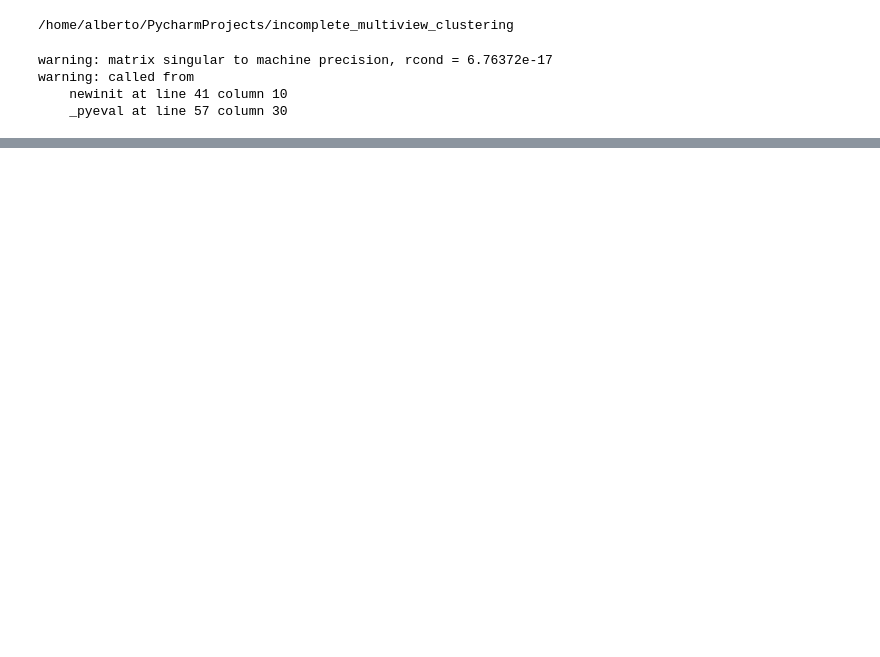
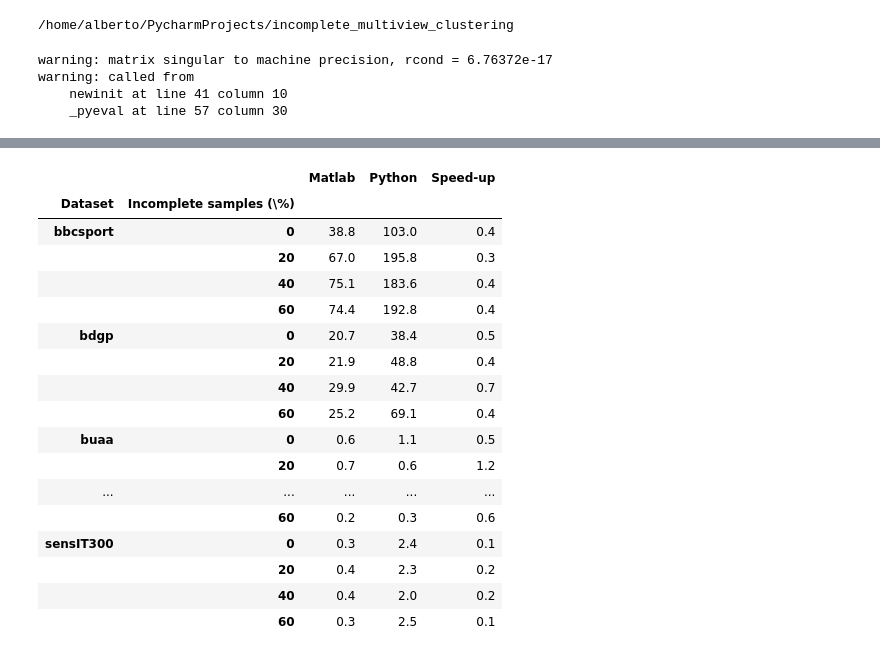
Before and after one commit to RafRomB/imml, a Jupyter notebook: tutorials/engine_comparison.ipynb, the cells around one changed output, grey strips where cells are left out. Drawn from its saved outputs; the diff is of its cells as text; code cells hidden in the pictures; blank space fills up the shorter version.

```diff
--- a/tutorials/engine_comparison.ipynb
+++ b/tutorials/engine_comparison.ipynb
@@ -118,11 +133,30 @@ results.head()
 # %%
-time_engine = results.dropna().groupby(["Dataset", "Engine"], as_index=False)["Computing time"].mean().set_index("Dataset")
+time_engine = results.dropna().groupby(["Dataset", "Incomplete samples (\%)", "Engine"], as_index=False)["Computing time"].mean().set_index(["Dataset", "Incomplete samples (\%)"])
 time_engine = time_engine.pivot(columns="Engine")
 time_engine.columns = time_engine.columns.droplevel(0)
 time_engine.columns.name = None
 time_engine["Speed-up"] = time_engine["Matlab"] / time_engine["Python"]
 time_engine = time_engine.round(1)
 time_engine
+# %% [output]
+|  |  | Matlab | Python | Speed-up |
+| Dataset | Incomplete samples (\%) |  |  |  |
+| bbcsport | 0 | 38.8 | 103.0 | 0.4 |
+|  | 20 | 67.0 | 195.8 | 0.3 |
+|  | 40 | 75.1 | 183.6 | 0.4 |
+|  | 60 | 74.4 | 192.8 | 0.4 |
+| bdgp | 0 | 20.7 | 38.4 | 0.5 |
+|  | 20 | 21.9 | 48.8 | 0.4 |
+|  | 40 | 29.9 | 42.7 | 0.7 |
+|  | 60 | 25.2 | 69.1 | 0.4 |
+| buaa | 0 | 0.6 | 1.1 | 0.5 |
+|  | 20 | 0.7 | 0.6 | 1.2 |
+| ... | ... | ... | ... | ... |
+|  | 60 | 0.2 | 0.3 | 0.6 |
+| sensIT300 | 0 | 0.3 | 2.4 | 0.1 |
+|  | 20 | 0.4 | 2.3 | 0.2 |
+|  | 40 | 0.4 | 2.0 | 0.2 |
+|  | 60 | 0.3 | 2.5 | 0.1 |
 # %%
 results.loc[results["Iteration"] == 0, "RMSE"] = results.loc[results["Iteration"] == 0, "RMSE"].apply(eval)
 results.loc[results["Iteration"] == 0, "MAE"] = results.loc[results["Iteration"] == 0, "MAE"].apply(eval)
```
Also changed, not shown: parts of 3 cells of this notebook, 2 other files.
